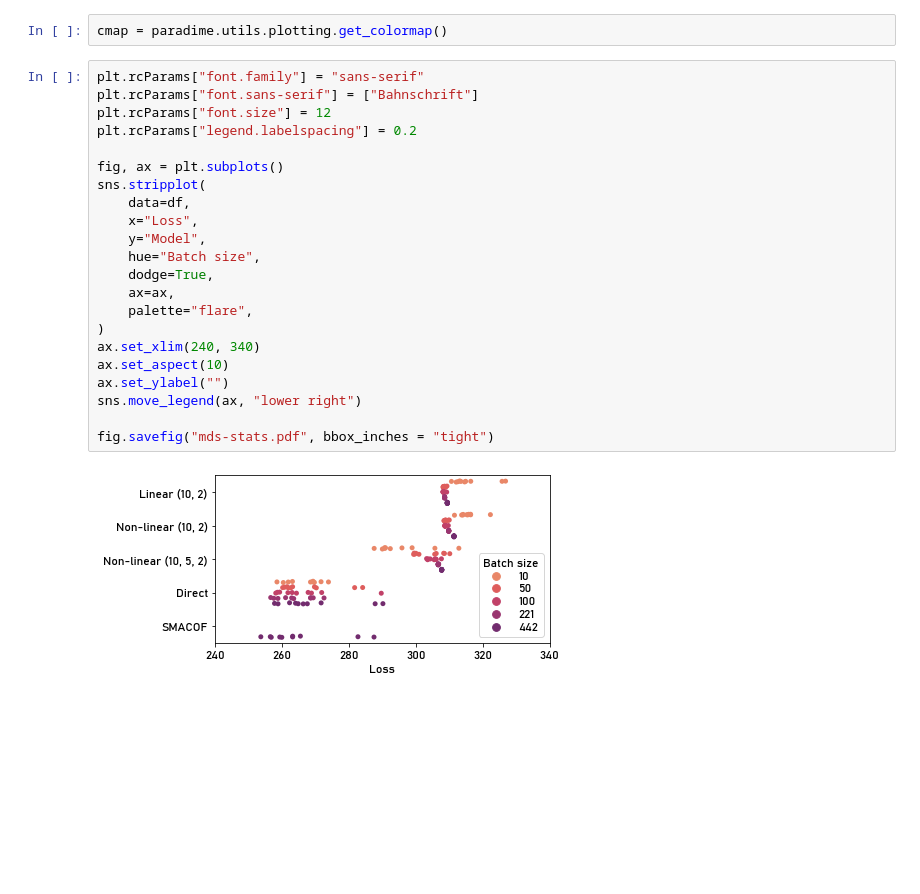
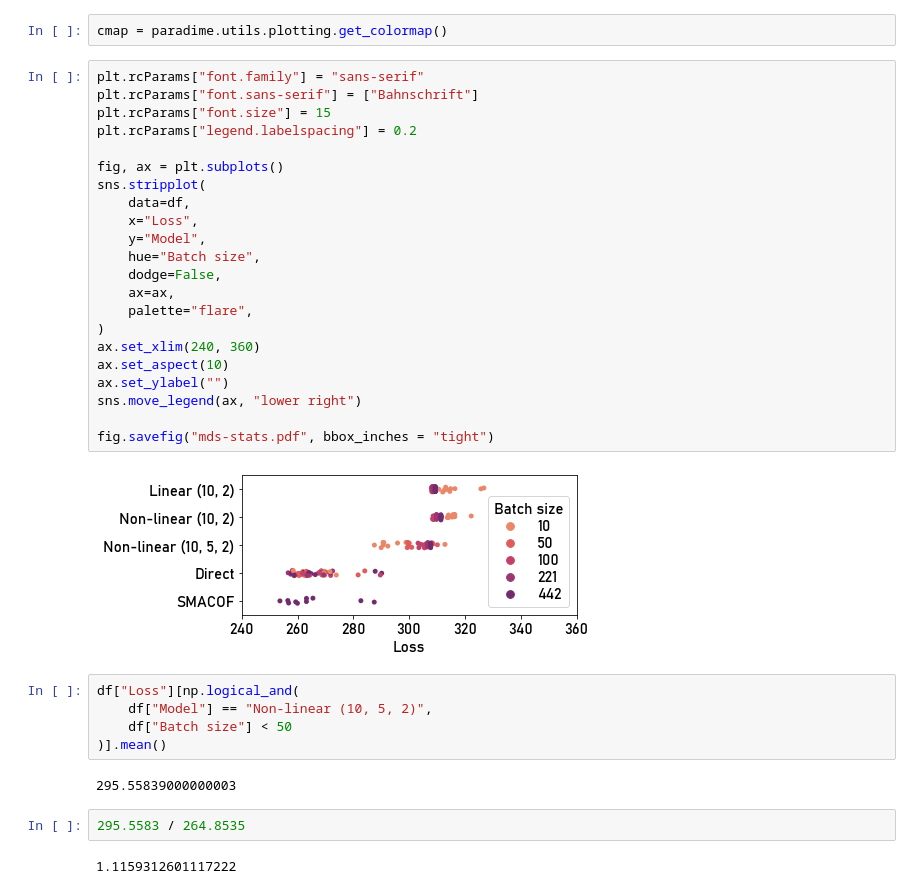
Before and after one commit to jku-vds-lab/paradime, a Jupyter notebook: notebooks/paper-plots/mds.ipynb, the cells around one changed output. Cells and saved outputs as stored; diff of their text form; blank space fills up the shorter version.

Commit message:
update mds plot

```diff
--- a/notebooks/paper-plots/mds.ipynb
+++ b/notebooks/paper-plots/mds.ipynb
@@ -266,24 +266,35 @@ cmap = paradime.utils.plotting.get_colormap()
 # %%
 plt.rcParams["font.family"] = "sans-serif"
 plt.rcParams["font.sans-serif"] = ["Bahnschrift"]
-plt.rcParams["font.size"] = 12
+plt.rcParams["font.size"] = 15
 plt.rcParams["legend.labelspacing"] = 0.2
 
 fig, ax = plt.subplots()
 sns.stripplot(
     data=df,
     x="Loss",
     y="Model",
     hue="Batch size",
-    dodge=True,
+    dodge=False,
     ax=ax,
     palette="flare",
 )
-ax.set_xlim(240, 340)
+ax.set_xlim(240, 360)
 ax.set_aspect(10)
 ax.set_ylabel("")
 sns.move_legend(ax, "lower right")
 
 fig.savefig("mds-stats.pdf", bbox_inches = "tight")
 # %% [output]
-[figure, old version]
+[figure, new version]
+# %%
+df["Loss"][np.logical_and(
+    df["Model"] == "Non-linear (10, 5, 2)",
+    df["Batch size"] < 50
+)].mean()
+# %% [output]
+295.55839000000003
+# %%
+295.5583 / 264.8535
+# %% [output]
+1.1159312601117222
```
Also changed, not shown: 1 other file.
